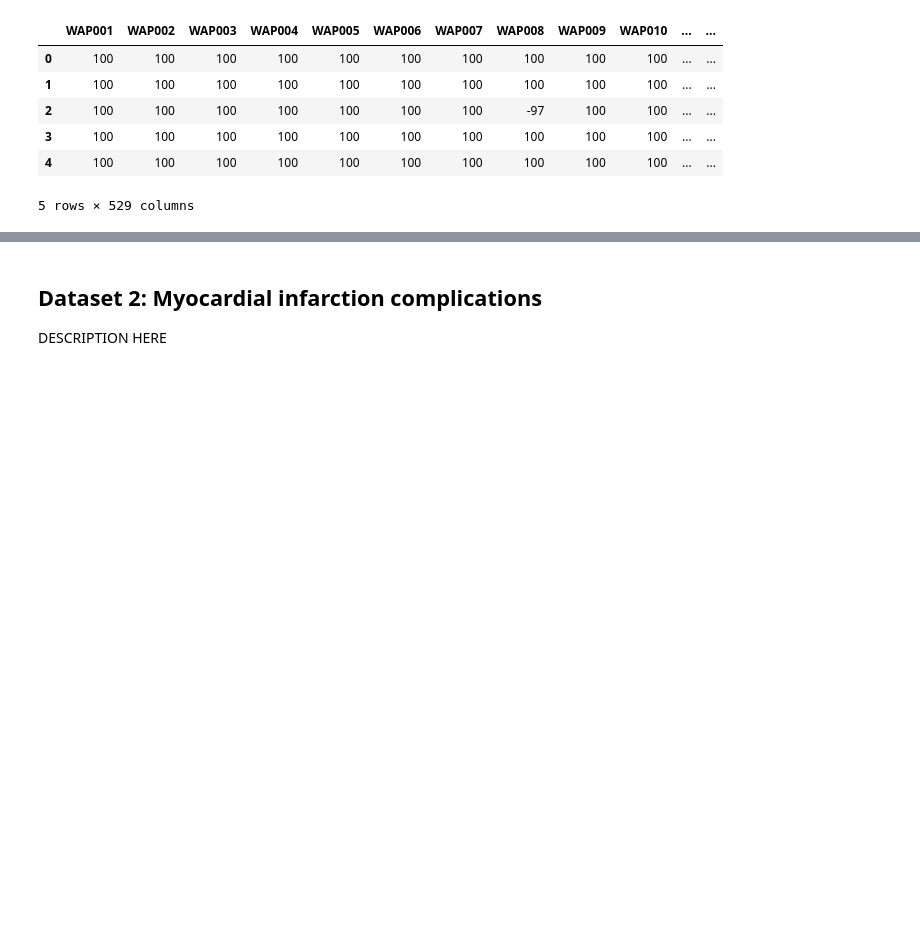
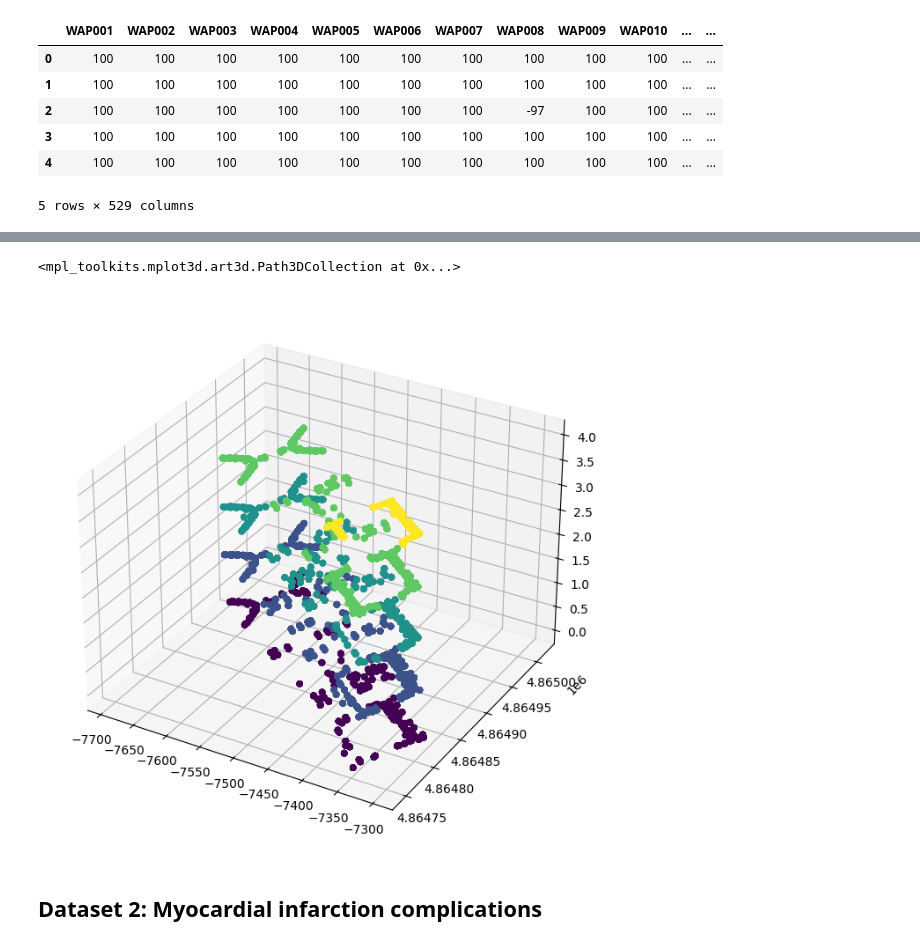
Before and after one commit to AlbertZweistein-2/184.702_MachineLearning, a Jupyter notebook: source/descriptive.ipynb, the cells around one changed output, grey strips where cells are left out. Saved outputs shown, nothing was run; the diff lists cells and outputs as text; code cells hidden in the pictures; blank space fills up the shorter version.

```diff
--- a/source/descriptive.ipynb
+++ b/source/descriptive.ipynb
@@ -44,0 +162,2 @@ UJI_training.head()
+# %%
+UJI_training_positions_df = UJI_training[['BUILDINGID', 'LONGITUDE', 'LATITUDE', 'FLOOR', 'SPACEID']]
@@ -44,0 +206,13 @@ UJI_training.head()
+# %%
+fig = plt.figure(figsize=(10, 8))
+ax = fig.add_subplot(111, projection='3d')
+ax.scatter(
+    UJI_training_positions_df['LONGITUDE'],
+    UJI_training_positions_df['LATITUDE'],
+    UJI_training_positions_df['FLOOR'],
+    c=UJI_training_positions_df['FLOOR'],
+
+)
+# %% [output]
+<mpl_toolkits.mplot3d.art3d.Path3DCollection at 0x...>
+[figure, added]
@@ -45,3 +231,2 @@ UJI_training.head()
 # %% [markdown]
 ## Dataset 2: Myocardial infarction complications
-DESCRIPTION HERE
```
Also changed, not shown: parts of 39 cells of this notebook, 2 other files.
